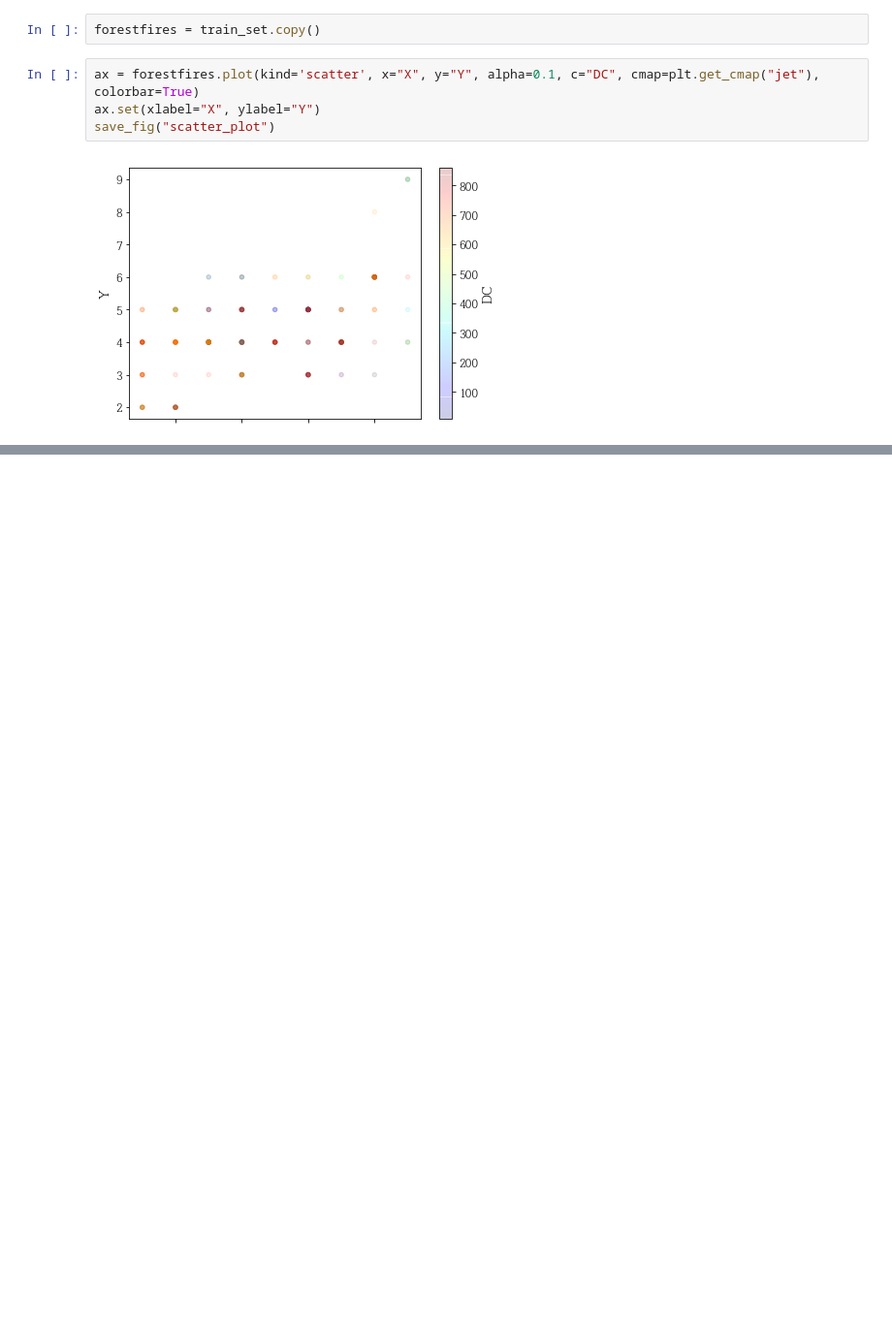
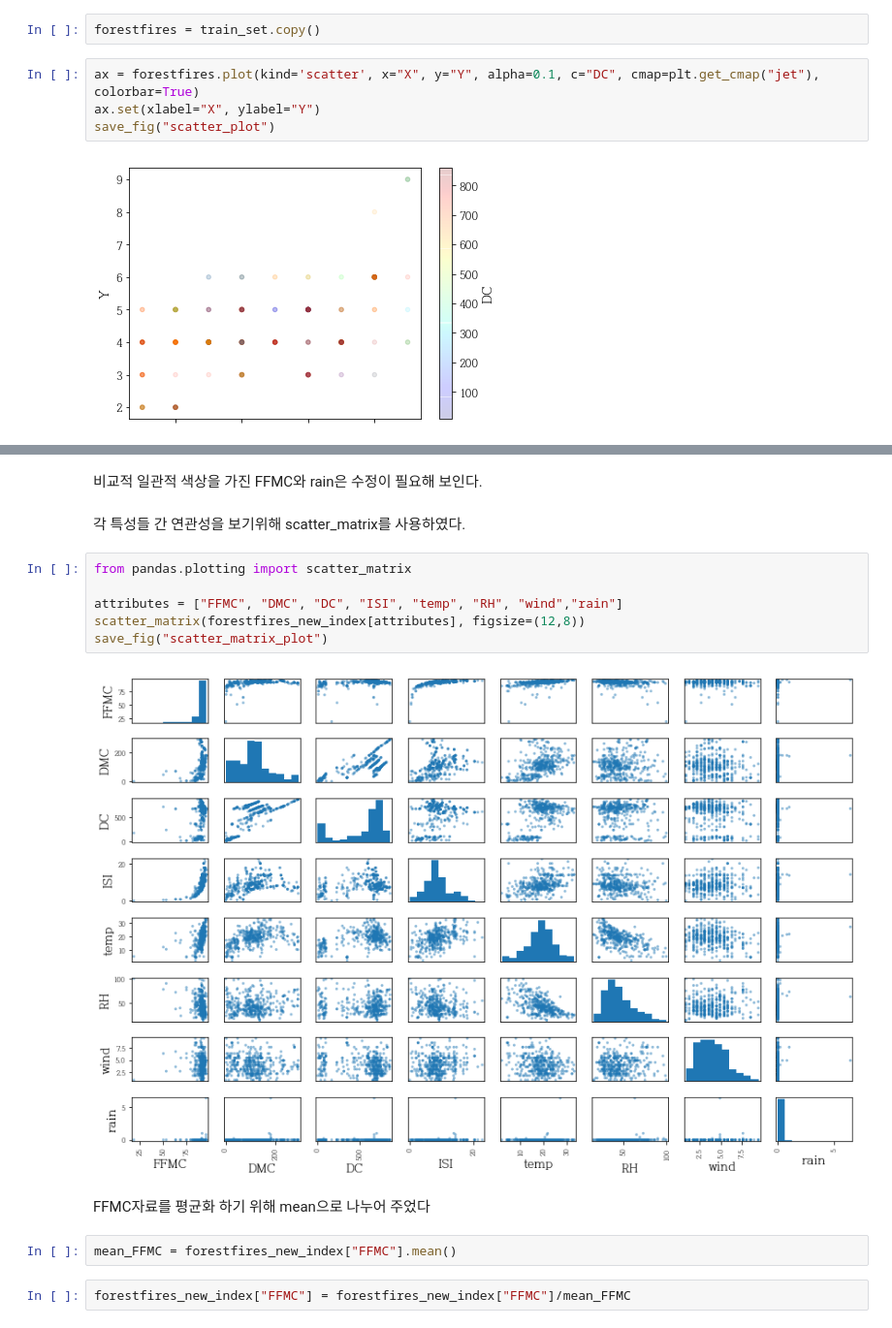
Before and after one commit to backgom2357/Forestfires, a Jupyter notebook: Fireforest.ipynb, the cells around one changed output, grey strips where cells are left out. Shown at 97% size. Saved outputs shown, nothing was run; the diff lists cells and outputs as text; blank space fills up the shorter version.

```diff
--- a/Fireforest.ipynb
+++ b/Fireforest.ipynb
@@ -270,0 +324,18 @@ for i in range(len(forestfires)):
+# %% [markdown]
+비교적 일관적 색상을 가진 FFMC와 rain은 수정이 필요해 보인다.
+# %% [markdown]
+각 특성들 간 연관성을 보기위해 scatter_matrix를 사용하였다.
+# %%
+from pandas.plotting import scatter_matrix
+
+attributes = ["FFMC", "DMC", "DC", "ISI", "temp", "RH", "wind","rain"]
+scatter_matrix(forestfires_new_index[attributes], figsize=(12,8))
+save_fig("scatter_matrix_plot")
+# %% [output]
+[figure, added]
+# %% [markdown]
+FFMC자료를 평균화 하기 위해 mean으로 나누어 주었다
+# %%
+mean_FFMC = forestfires_new_index["FFMC"].mean()
+# %%
+forestfires_new_index["FFMC"] = forestfires_new_index["FFMC"]/mean_FFMC
```
Also changed, not shown: parts of 10 cells of this notebook, 3 other files.
